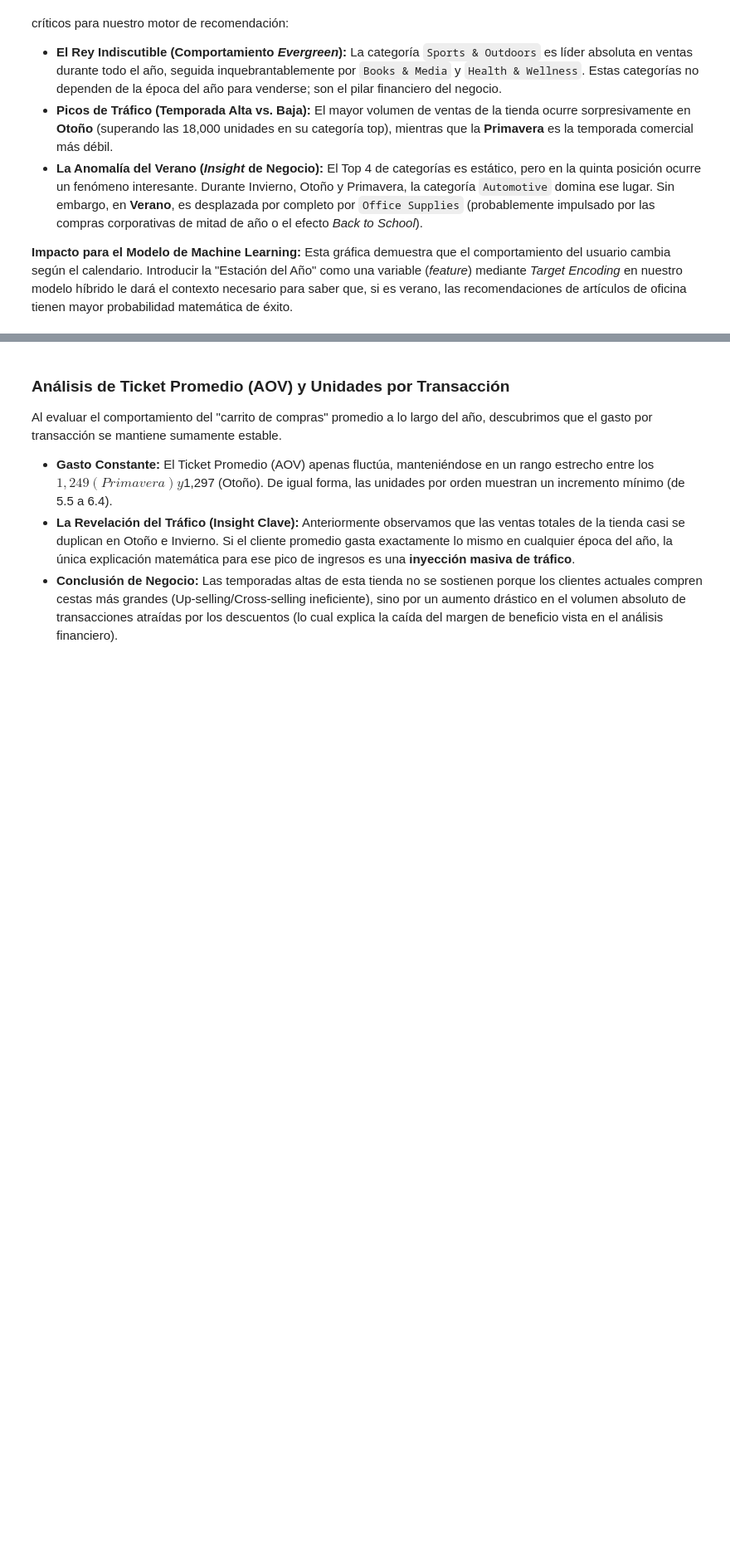
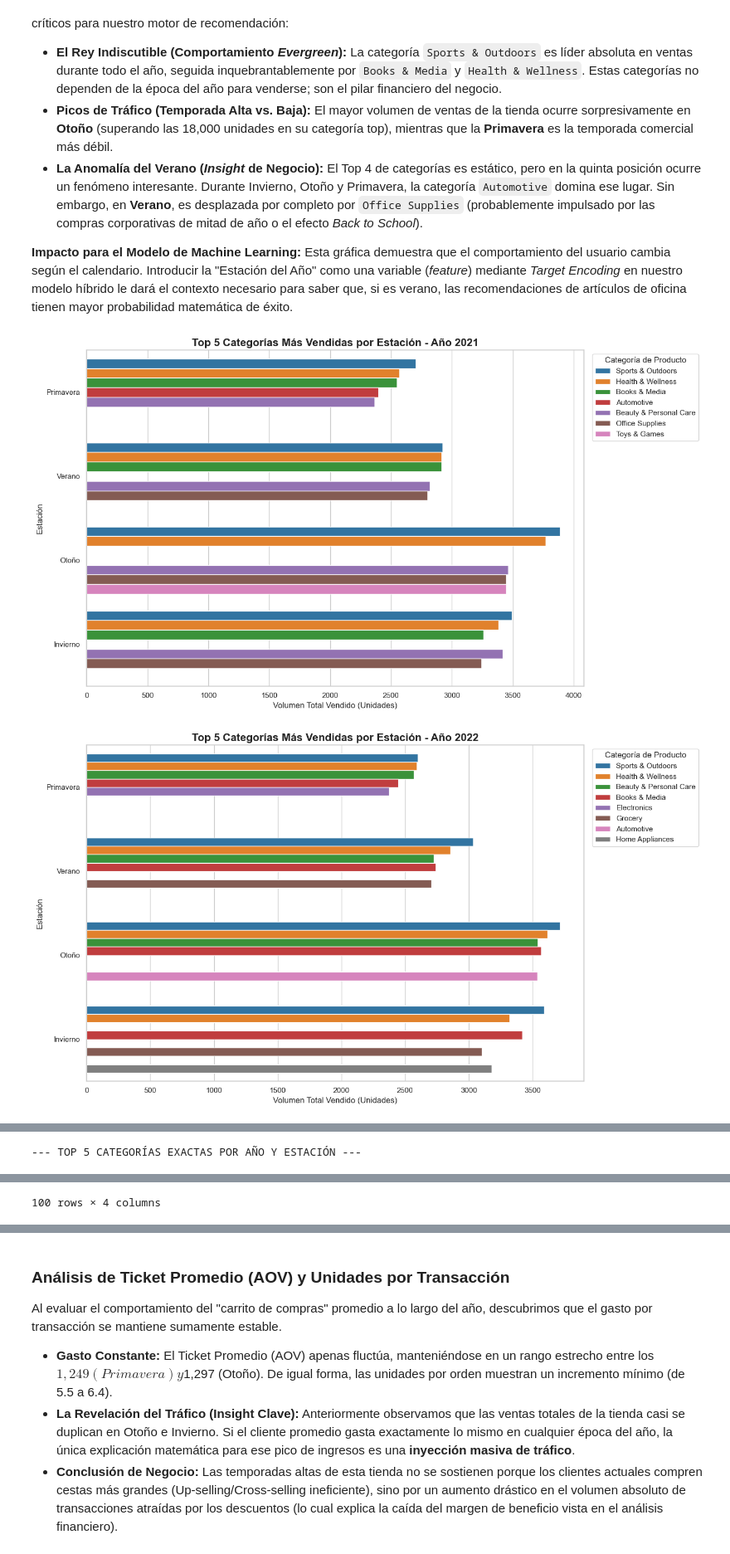
Before and after one commit to SaraHenaoB/Final-Proyect, a Jupyter notebook: notebooks/02_eda_profundo.ipynb, the cells around one changed output, grey strips where cells are left out. Shown at 83% size. Cells and saved outputs as stored; diff of their text form; code cells hidden in the pictures; blank space fills up the shorter version.

```diff
--- a/notebooks/02_eda_profundo.ipynb
+++ b/notebooks/02_eda_profundo.ipynb
@@ -327,3 +327,77 @@ Al cruzar el volumen de ventas con las estaciones del año, descubrimos patrones
 
 **Impacto para el Modelo de Machine Learning:**
 Esta gráfica demuestra que el comportamiento del usuario cambia según el calendario. Introducir la "Estación del Año" como una variable (*feature*) mediante *Target Encoding* en nuestro modelo híbrido le dará el contexto necesario para saber que, si es verano, las recomendaciones de artículos de oficina tienen mayor probabilidad matemática de éxito.
+# %%
+import pandas as pd
+import matplotlib.pyplot as plt
+import seaborn as sns
+
+# 1. Unir las tablas
+df_cat = sales[['order_id', 'order_date']].merge(
+    order_items[['order_id', 'product_id', 'quantity']], on='order_id', how='inner'
+).merge(
+    product[['product_id', 'product_category']], on='product_id', how='inner'
+)
+
+# 2. Extraer Año y Estación
+df_cat['order_date'] = pd.to_datetime(df_cat['order_date'])
+df_cat['year'] = df_cat['order_date'].dt.year
+df_cat['mes'] = df_cat['order_date'].dt.month
+df_cat['estacion'] = df_cat['mes'].apply(
+    lambda x: 'Primavera' if x in [3, 4, 5] else
+              'Verano' if x in [6, 7, 8] else
+              'Otoño' if x in [9, 10, 11] else 'Invierno'
+)
+
+# 3. Agrupar el volumen por Año, Estación y Categoría
+ventas_cat_yr = df_cat.groupby(['year', 'estacion', 'product_category'])['quantity'].sum().reset_index()
+
+# 4. Ordenar cronológicamente y extraer el Top 5
+orden_estacion = {'Primavera': 1, 'Verano': 2, 'Otoño': 3, 'Invierno': 4}
+ventas_cat_yr['orden_est'] = ventas_cat_yr['estacion'].map(orden_estacion)
+
+top_cat_yr = (ventas_cat_yr
+              .sort_values(['year', 'orden_est', 'quantity'], ascending=[True, True, False])
+              .groupby(['year', 'estacion'])
+              .head(5))
+
+top_cat_yr['estacion'] = pd.Categorical(
+    top_cat_yr['estacion'],
+    categories=['Primavera', 'Verano', 'Otoño', 'Invierno'],
+    ordered=True
+)
+
+# 5. Generar gráficas separadas horizontales
+anios = sorted(top_cat_yr['year'].unique())
+sns.set_theme(style="whitegrid")
+
+for anio in anios:
+    data_anio = top_cat_yr[top_cat_yr['year'] == anio]
+
+    plt.figure(figsize=(14, 8))
+
+    # Intercambiamos X e Y para hacer las barras horizontales
+    ax = sns.barplot(
+        data=data_anio,
+        x='quantity',
+        y='estacion',
+        hue='product_category',
+        palette='tab10' # Paleta de alto contraste para diferenciar categorías
+    )
+
+    plt.title(f'Top 5 Categorías Más Vendidas por Estación - Año {anio}', fontsize=16, fontweight='bold')
+    # Actualizamos los nombres de los ejes
+    plt.xlabel('Volumen Total Vendido (Unidades)', fontsize=12)
+    plt.ylabel('Estación', fontsize=12)
+
+    plt.legend(title='Categoría de Producto', bbox_to_anchor=(1.01, 1), loc='upper left')
+
+    plt.tight_layout()
+    plt.show()
+
+# 6. Tabla dura para auditoría rápida
+print("--- TOP 5 CATEGORÍAS EXACTAS POR AÑO Y ESTACIÓN ---")
+display(top_cat_yr.drop(columns=['orden_est']).reset_index(drop=True))
+# %% [output]
+[figure, added]
+[figure, added]
@@ -329,0 +407 @@ Esta gráfica demuestra que el comportamiento del usuario cambia según el calen
+--- TOP 5 CATEGORÍAS EXACTAS POR AÑO Y ESTACIÓN ---
@@ -330,3 +420,4 @@ Esta gráfica demuestra que el comportamiento del usuario cambia según el calen
+100 rows × 4 columns
 # %%
 # 1. Preparar las fechas y las estaciones en tu tabla 'sales' (si no lo tienes ya en memoria)
 df_sales_demo = sales[['order_id', 'customer_id', 'order_date']].copy()
```
Also changed, not shown: parts of 15 cells of this notebook, 1 other file.
